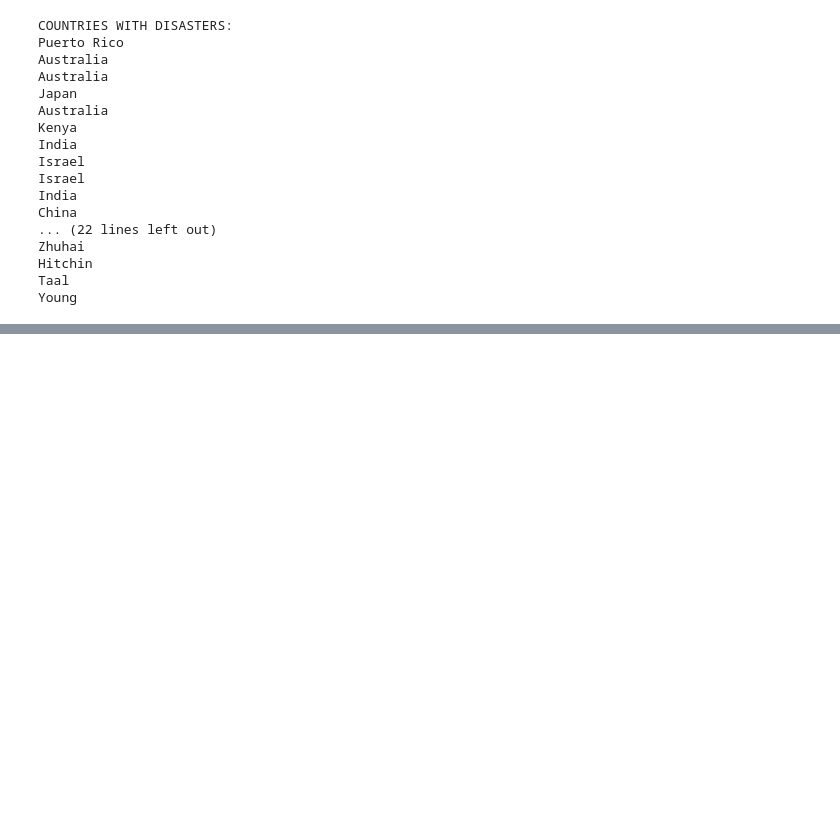
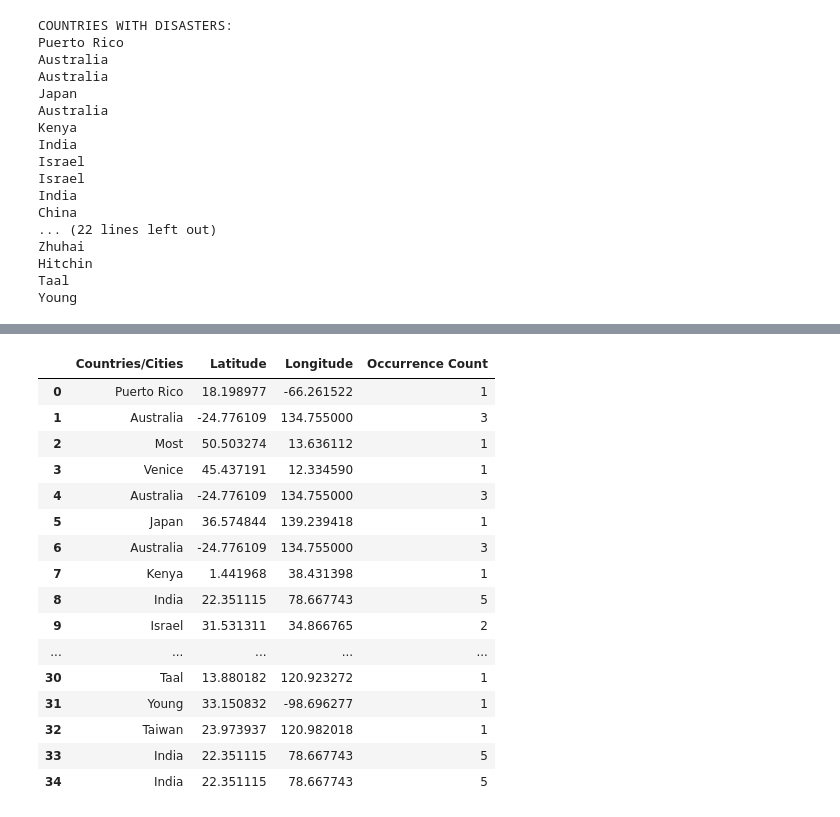
Before and after one commit to Vriksha-Srihari/CD-Project, a Jupyter notebook: Team13_BNB.ipynb, the cells around one changed output, grey strips where cells are left out. Saved outputs shown, nothing was run; the diff lists cells and outputs as text; code cells hidden in the pictures; blank space fills up the shorter version.

```diff
--- a/Team13_BNB.ipynb
+++ b/Team13_BNB.ipynb
@@ -406,0 +415,35 @@ plt.show() #countries and cities together
+# %%
+from geopy.geocoders import Nominatim
+#finding latitudes and longitudes
+tot_lat = []
+tot_long = []
+occ_count = []
+for place in total:
+  address = place
+  geolocator = Nominatim(user_agent="Your_Name")
+  location = geolocator.geocode(address)
+  tot_lat.append(location.latitude)
+  tot_long.append(location.longitude)
+  occ_count.append(total.count(place))
+# %%
+df2 = pd.DataFrame(list(zip(total, tot_lat, tot_long, occ_count)),
+               columns =['Countries/Cities', 'Latitude', 'Longitude', 'Occurrence Count'])
+display(df2)
+# %% [output]
+|  | Countries/Cities | Latitude | Longitude | Occurrence Count |
+| 0 | Puerto Rico | 18.198977 | -66.261522 | 1 |
+| 1 | Australia | -24.776109 | 134.755000 | 3 |
+| 2 | Most | 50.503274 | 13.636112 | 1 |
+| 3 | Venice | 45.437191 | 12.334590 | 1 |
+| 4 | Australia | -24.776109 | 134.755000 | 3 |
+| 5 | Japan | 36.574844 | 139.239418 | 1 |
+| 6 | Australia | -24.776109 | 134.755000 | 3 |
+| 7 | Kenya | 1.441968 | 38.431398 | 1 |
+| 8 | India | 22.351115 | 78.667743 | 5 |
+| 9 | Israel | 31.531311 | 34.866765 | 2 |
+| ... | ... | ... | ... | ... |
+| 30 | Taal | 13.880182 | 120.923272 | 1 |
+| 31 | Young | 33.150832 | -98.696277 | 1 |
+| 32 | Taiwan | 23.973937 | 120.982018 | 1 |
+| 33 | India | 22.351115 | 78.667743 | 5 |
+| 34 | India | 22.351115 | 78.667743 | 5 |
```
Also changed, not shown: parts of 10 cells of this notebook.
